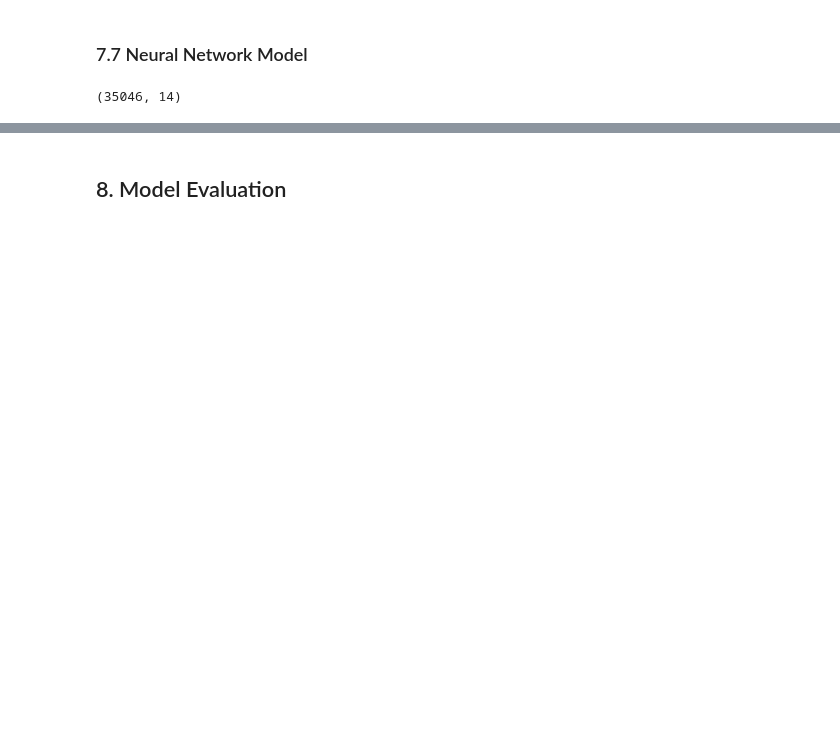
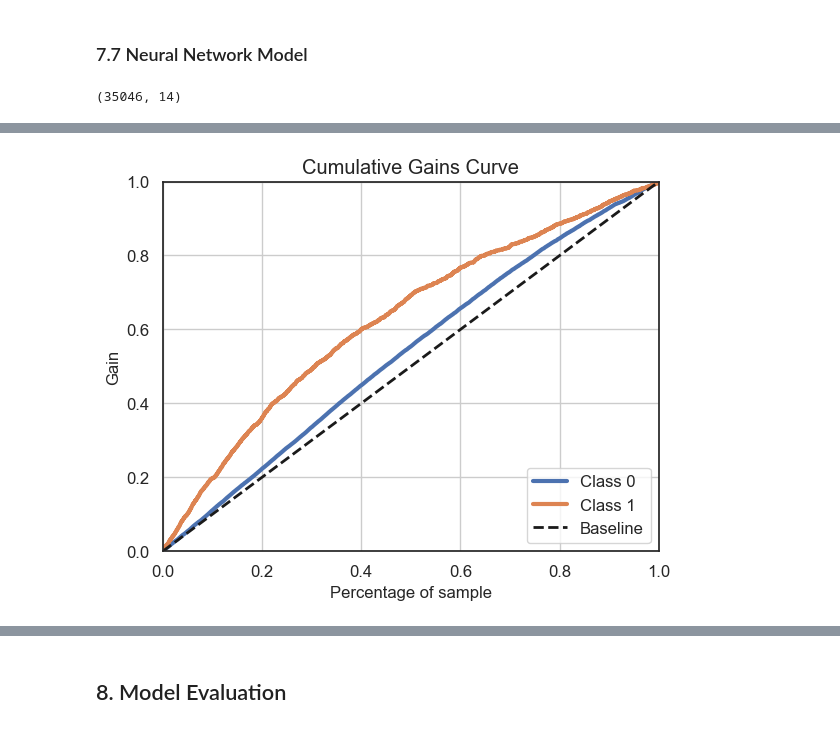
Before and after one commit to lihuicham/default-credit-card-clients-prediction, a Jupyter notebook: ProjectCode-Python.ipynb, the cells around one changed output, grey strips where cells are left out. Drawn from its saved outputs; the diff is of its cells as text; code cells hidden in the pictures; blank space fills up the shorter version.

Commit message:
Added gain/lift curves

```diff
--- a/ProjectCode-Python.ipynb
+++ b/ProjectCode-Python.ipynb
@@ -1489,0 +1612,7 @@ plt.show()
+# %%
+# plot Cumulative Gains Curve for NN model on test data
+
+skplt.metrics.plot_cumulative_gain(y_test, y_pred_proba_knn_full)
+plt.show()
+# %% [output]
+[figure, added]
```
Also changed, not shown: parts of 45 cells of this notebook.
